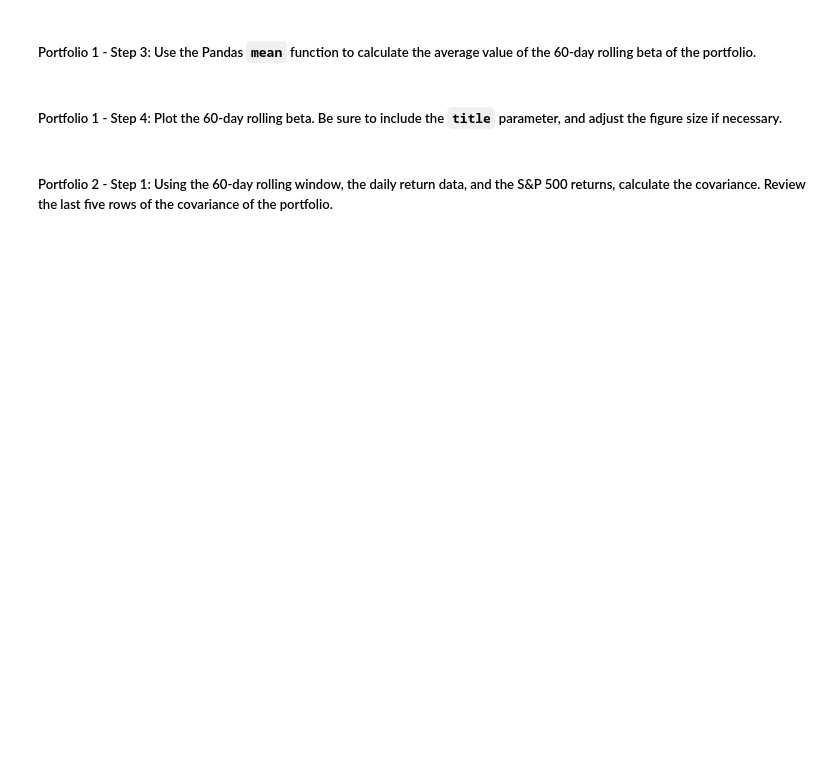
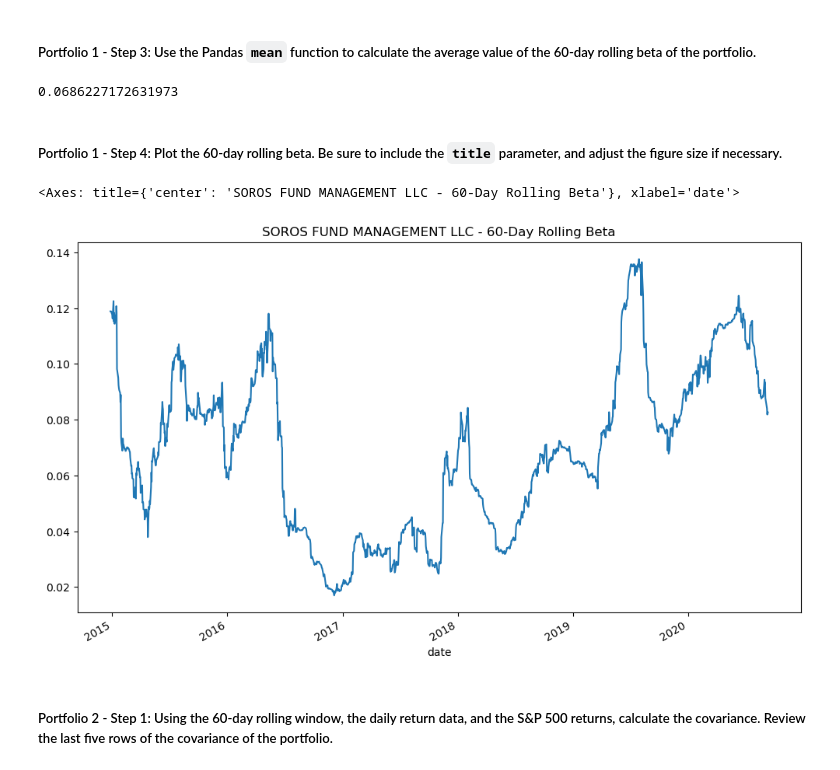
Before and after one commit to AnaFilipaMartelo/Challenge4, a Jupyter notebook: risk_return_analysis.ipynb, the cells around one changed output. Cells and saved outputs as stored; diff of their text form; code cells hidden in the pictures; blank space fills up the shorter version.

```diff
--- a/risk_return_analysis.ipynb
+++ b/risk_return_analysis.ipynb
@@ -353,4 +376,6 @@ Your analysis is nearing completion. Now, you need to evaluate how the portfolio
 #### Use the Pandas `var` function to calculate the variance of the S&P 500 by using a 60-day rolling window. Visualize the last five rows of the variance of the S&P 500.
 # %%
 # Calculate the variance of the S&P 500 using a rolling 60-day window.
-# YOUR CODE HERE
+market_variance = whale_navs_returns_df["S&P 500"].rolling(window=60).var()
+
+market_variance.tail()
@@ -369,4 +402,6 @@ Your analysis is nearing completion. Now, you need to evaluate how the portfolio
 # %%
 # Calculate the covariance using a 60-day rolling window
 # Review the last five rows of the covariance data
-# YOUR CODE HERE
+whale_navs_portfolio1_covariance = whale_navs_returns_df['SOROS FUND MANAGEMENT LLC'].rolling(window=60).cov(whale_navs_returns_df["S&P 500"])
+
+whale_navs_portfolio1_covariance.tail()
@@ -375,4 +418,6 @@ Your analysis is nearing completion. Now, you need to evaluate how the portfolio
 # %%
 # Calculate the beta based on the 60-day rolling covariance compared to the market (S&P 500)
 # Review the last five rows of the beta information
-# YOUR CODE HERE
+whale_navs_portfolio1_beta = whale_navs_portfolio1_covariance / market_variance
+
+whale_navs_portfolio1_beta.tail(5)
@@ -380,13 +433,18 @@ Your analysis is nearing completion. Now, you need to evaluate how the portfolio
 ##### Portfolio 1 - Step 3: Use the Pandas `mean` function to calculate the average value of the 60-day rolling beta of the portfolio.
 # %%
 # Calculate the average of the 60-day rolling beta
-# YOUR CODE HERE
+whale_navs_portfolio1_beta.mean()
+# %% [output]
+0.0686227172631973
 # %% [markdown]
 ##### Portfolio 1 - Step 4: Plot the 60-day rolling beta. Be sure to include the `title` parameter, and adjust the figure size if necessary.
 # %%
 # Plot the rolling beta
 # Include a title parameter and adjust the figure size
-# YOUR CODE HERE
+whale_navs_portfolio1_beta.plot(figsize=(12,7), title="SOROS FUND MANAGEMENT LLC - 60-Day Rolling Beta")
+# %% [output]
+<Axes: title={'center': 'SOROS FUND MANAGEMENT LLC - 60-Day Rolling Beta'}, xlabel='date'>
+[figure, added]
 # %% [markdown]
 ##### Portfolio 2 - Step 1: Using the 60-day rolling window, the daily return data, and the S&P 500 returns, calculate the covariance. Review the last five rows of the covariance of the portfolio.
 # %%
```
Also changed, not shown: parts of 15 cells of this notebook.
